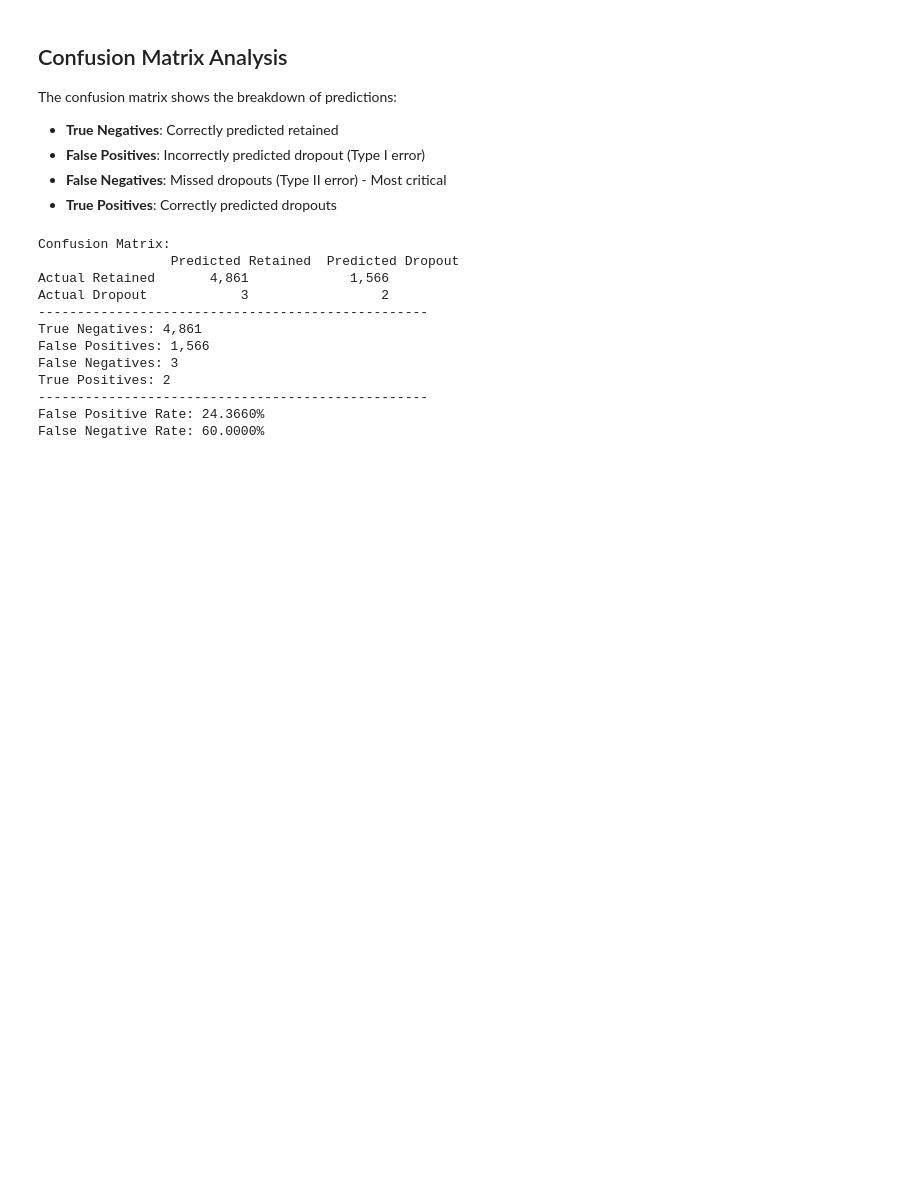
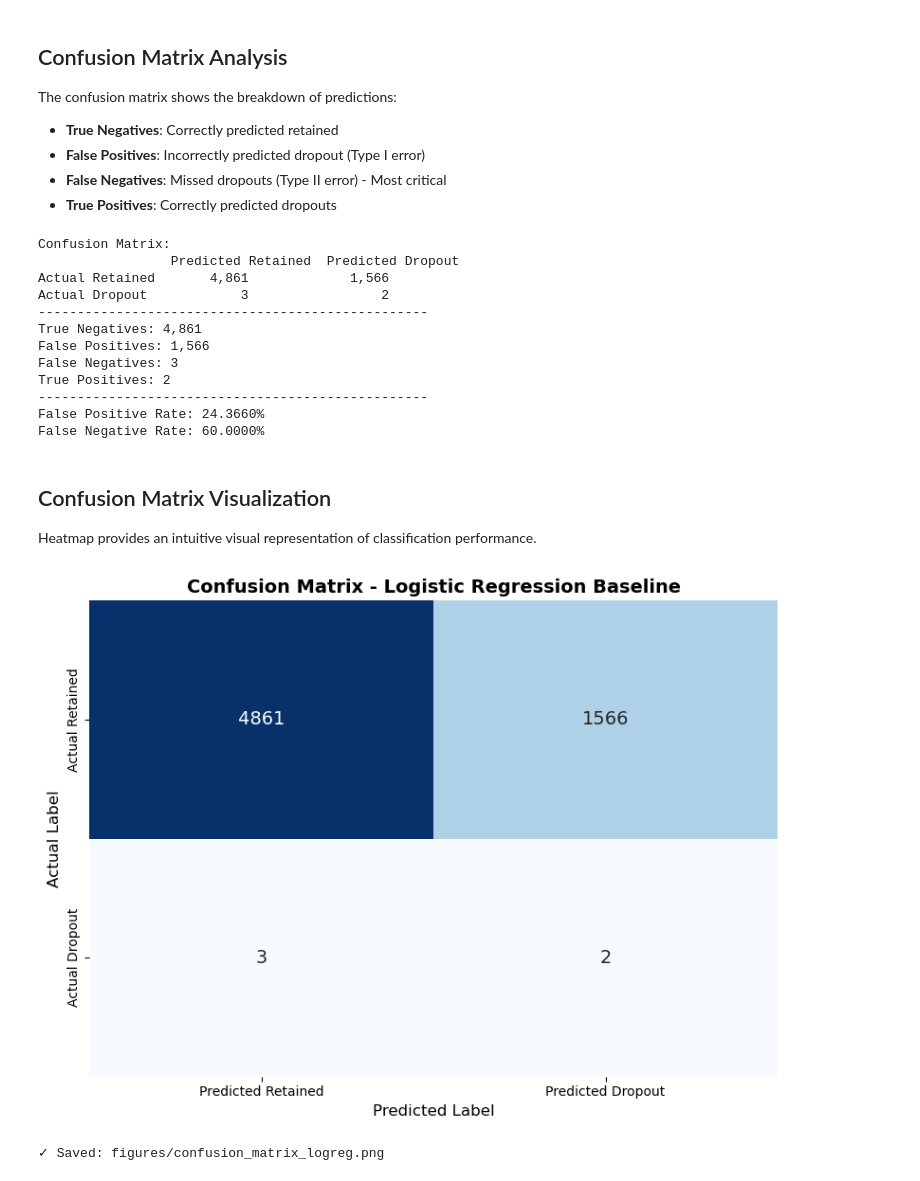
Before and after one commit to Daniellamuli/Phase-5-HIV-Care-Gap-AI, a Jupyter notebook: notebooks/06_model_2_dropout_prediction.ipynb, the cells around one changed output. Cells and saved outputs as stored; diff of their text form; code cells hidden in the pictures; blank space fills up the shorter version.

Commit message:
feat: add confusion matrix heatmap visualization

```diff
--- a/notebooks/06_model_2_dropout_prediction.ipynb
+++ b/notebooks/06_model_2_dropout_prediction.ipynb
@@ -281,3 +281,33 @@ True Positives: 2
 --------------------------------------------------
 False Positive Rate: 24.3660%
 False Negative Rate: 60.0000%
+# %% [markdown]
+## Confusion Matrix Visualization
+
+Heatmap provides an intuitive visual representation of classification performance.
+# %%
+# Cell 11: Confusion Matrix Heatmap
+os.makedirs("../figures", exist_ok=True)
+
+cm_df = pd.DataFrame(
+    cm,
+    columns=["Predicted Retained", "Predicted Dropout"],
+    index=["Actual Retained", "Actual Dropout"],
+)
+
+plt.figure(figsize=(8, 6))
+sns.heatmap(
+    cm_df, annot=True, fmt="d", cmap="Blues", cbar=False, annot_kws={"size": 14}
+)
+plt.title(
+    "Confusion Matrix - Logistic Regression Baseline", fontweight="bold", fontsize=14
+)
+plt.ylabel("Actual Label", fontsize=12)
+plt.xlabel("Predicted Label", fontsize=12)
+plt.tight_layout()
+plt.savefig("../figures/confusion_matrix_logreg.png", dpi=300, bbox_inches="tight")
+plt.show()
+print("✓ Saved: figures/confusion_matrix_logreg.png")
+# %% [output]
+[figure, added]
+✓ Saved: figures/confusion_matrix_logreg.png
```
Also changed, not shown: 1 other file.
